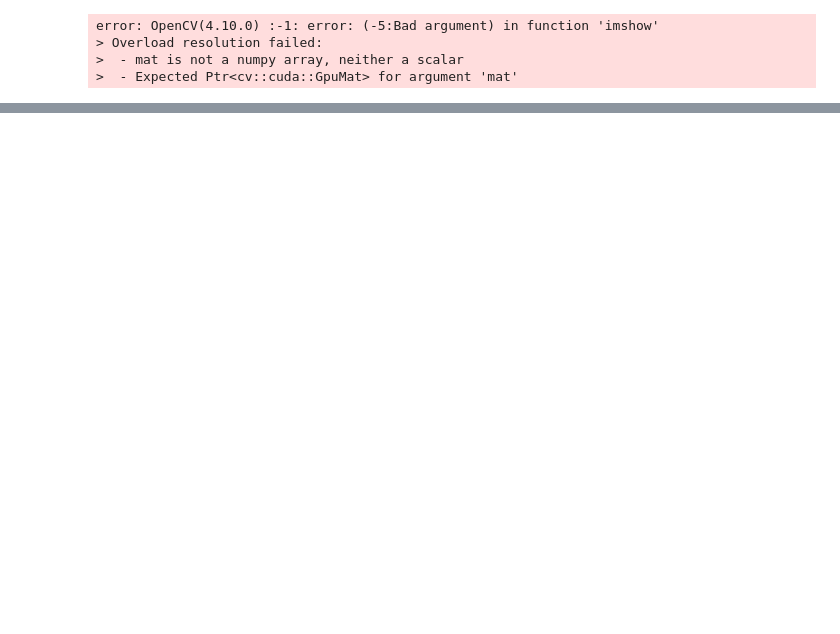
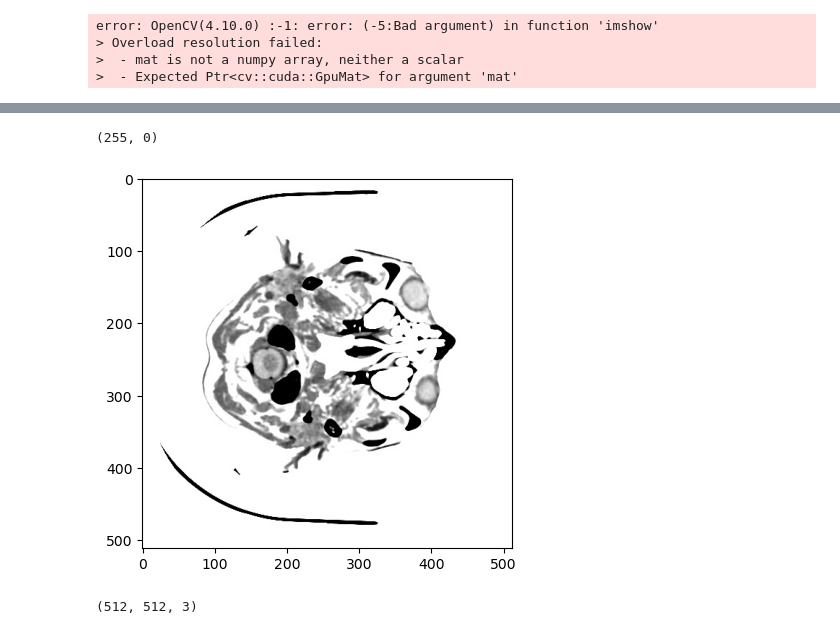
Before and after one commit to sudo-xda/SRGAN, a Jupyter notebook: train_v1.ipynb, the cells around one changed output, grey strips where cells are left out. Drawn from its saved outputs; the diff is of its cells as text; code cells hidden in the pictures; blank space fills up the shorter version.

```diff
--- a/train_v1.ipynb
+++ b/train_v1.ipynb
@@ -203,0 +252,9 @@ plt.imshow(imgr)
+# %%
+#invert the image
+img_inv = 255 - img
+plt.imshow(img_inv)
+#view range
+img_inv.max(), img_inv.min()
+# %% [output]
+(255, 0)
+[figure, added]
@@ -203,0 +264,4 @@ plt.imshow(imgr)
+# %%
+img.shape
+# %% [output]
+(512, 512, 3)
```
Also changed, not shown: parts of 24 cells of this notebook, 24 other files.
